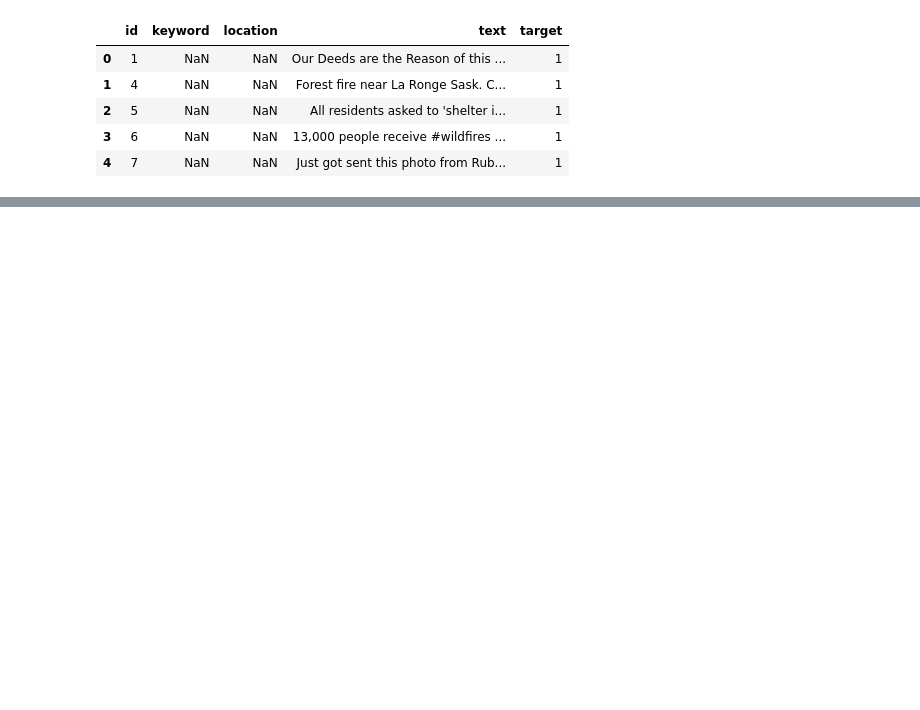
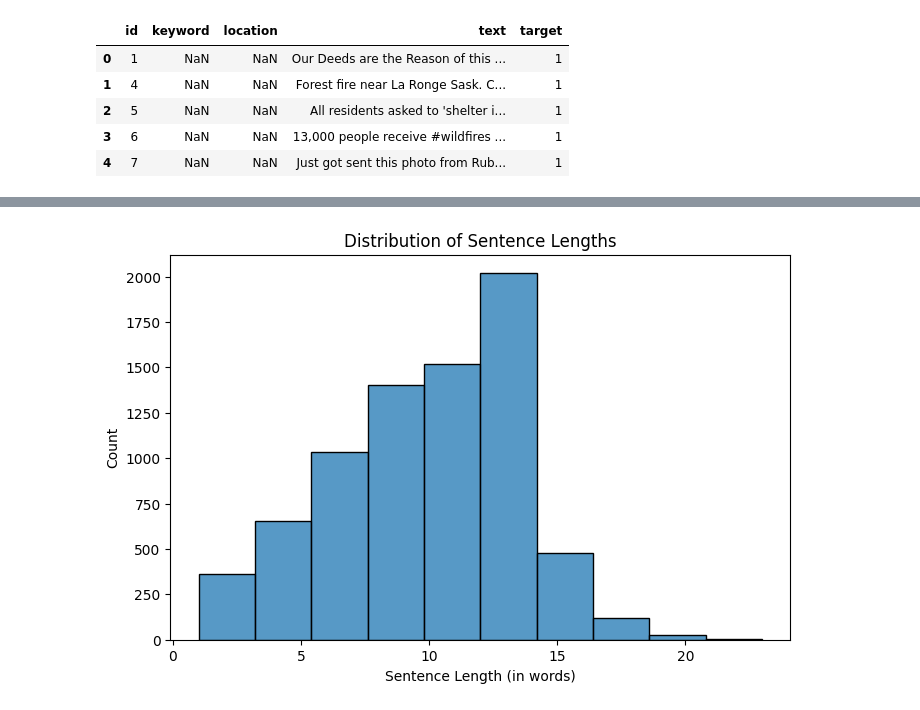
Before and after one commit to amrkld/-Disaster-Tweet-Classification-NLP-model, a Jupyter notebook: model.ipynb, the cells around one changed output, grey strips where cells are left out. Drawn from its saved outputs; the diff is of its cells as text; code cells hidden in the pictures; blank space fills up the shorter version.

```diff
--- a/model.ipynb
+++ b/model.ipynb
@@ -19,0 +107,7 @@ X_train, X_val, y_train, y_val = train_test_split(X, y, test_size=0.2, random_st
+# %%
+from nltk.corpus import stopwords
+
+stopwords = set(stopwords.words('english'))
+
+X_train['text'] = X_train['text'].apply(lambda x: [word for word in x if word not in stopwords])
+X_train
@@ -19,0 +224,13 @@ X_train, X_val, y_train, y_val = train_test_split(X, y, test_size=0.2, random_st
+# %%
+# Distribution of Sentence Lengths
+X_train['sentence_lengths'] = X_train['text'].apply(len)
+
+# Plotting sentence length distribution
+plt.figure(figsize=(8, 5))
+sns.histplot(X_train['sentence_lengths'], bins=10)
+plt.title('Distribution of Sentence Lengths')
+plt.xlabel('Sentence Length (in words)')
+plt.ylabel('Count')
+plt.show()
+# %% [output]
+[figure, added]
```
Also changed, not shown: parts of 26 cells of this notebook.
